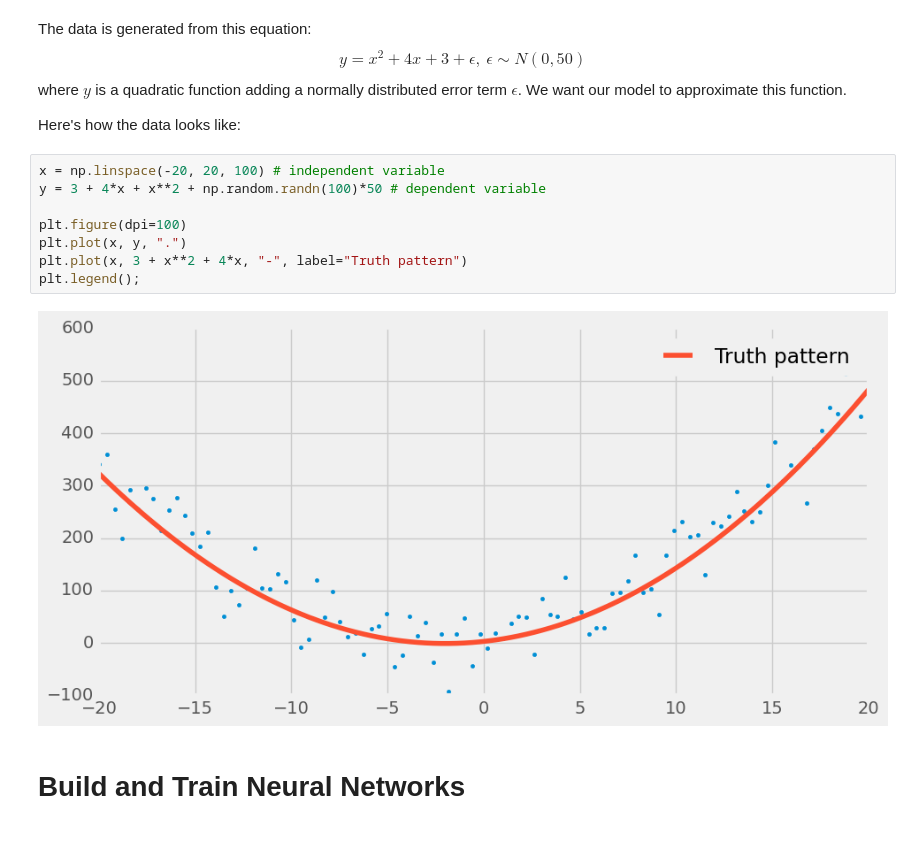
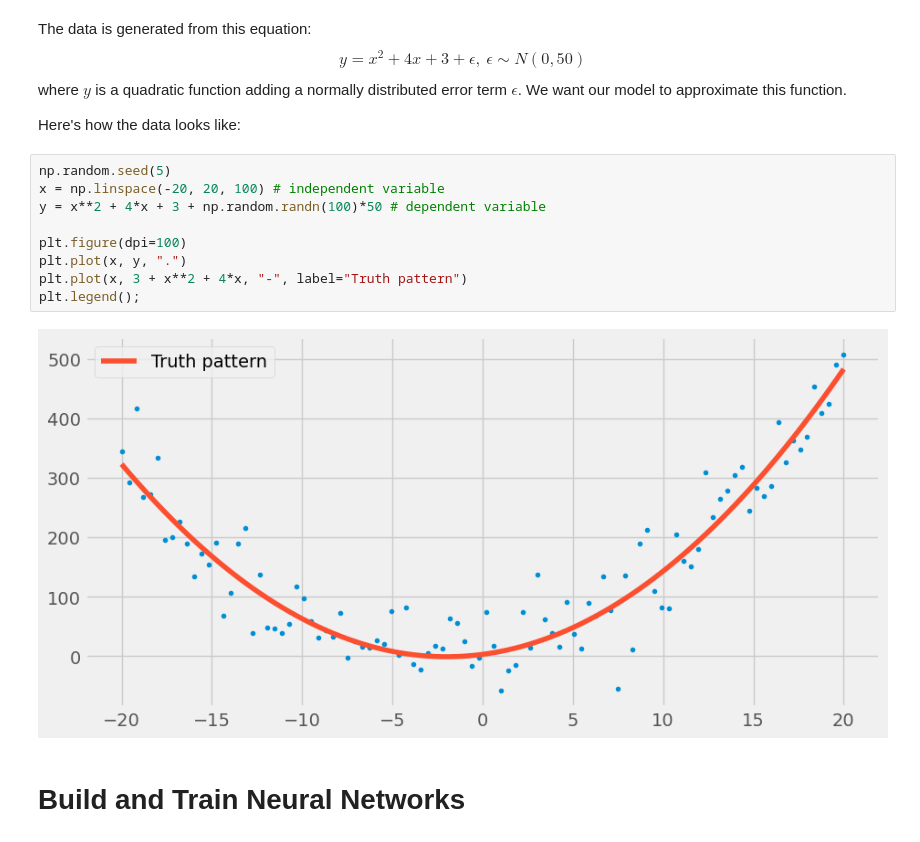
Before and after one commit to peiyiHung/mywebsite, a Jupyter notebook: _notebooks/2020-12-16-Why do we need nonlinear activation function?.ipynb, the cells around one changed output. Saved outputs shown, nothing was run; the diff lists cells and outputs as text.

```diff
--- a/_notebooks/2020-12-16-Why do we need nonlinear activation function?.ipynb
+++ b/_notebooks/2020-12-16-Why do we need nonlinear activation function?.ipynb
@@ -39,15 +39,16 @@ where $y$ is a quadratic function adding a normally distributed error term $\eps
 
 Here's how the data looks like:
 # %%
+np.random.seed(5)
 x = np.linspace(-20, 20, 100) # independent variable
-y = 3 + 4*x + x**2 + np.random.randn(100)*50 # dependent variable
+y = x**2 + 4*x + 3 + np.random.randn(100)*50 # dependent variable
 
 plt.figure(dpi=100)
 plt.plot(x, y, ".")
 plt.plot(x, 3 + x**2 + 4*x, "-", label="Truth pattern")
 plt.legend();
 # %% [output]
-[figure, old version]
+[figure, new version]
 # %% [markdown]
 # Build and Train Neural Networks
 # %% [markdown]
```
Also changed, not shown: parts of 9 cells of this notebook.
